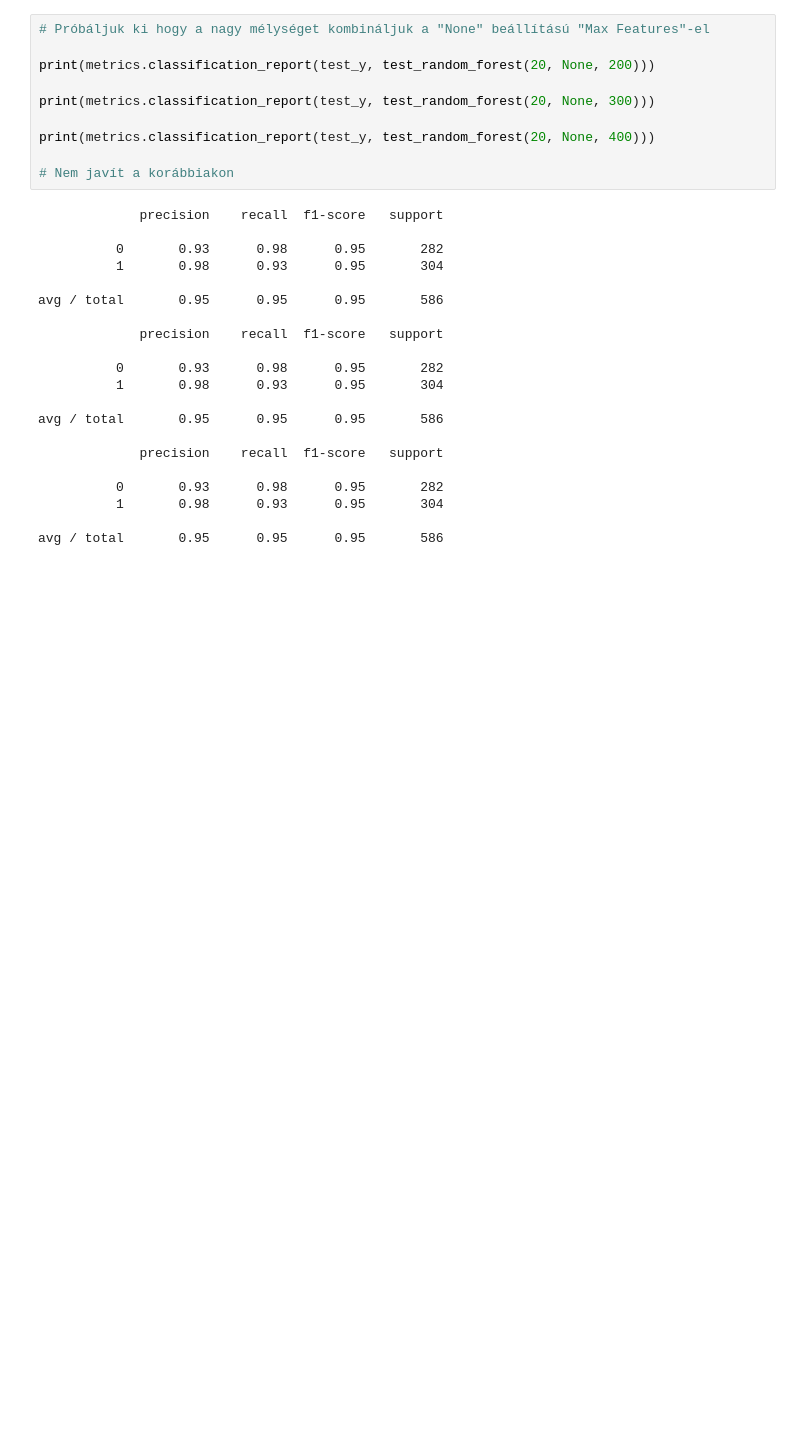
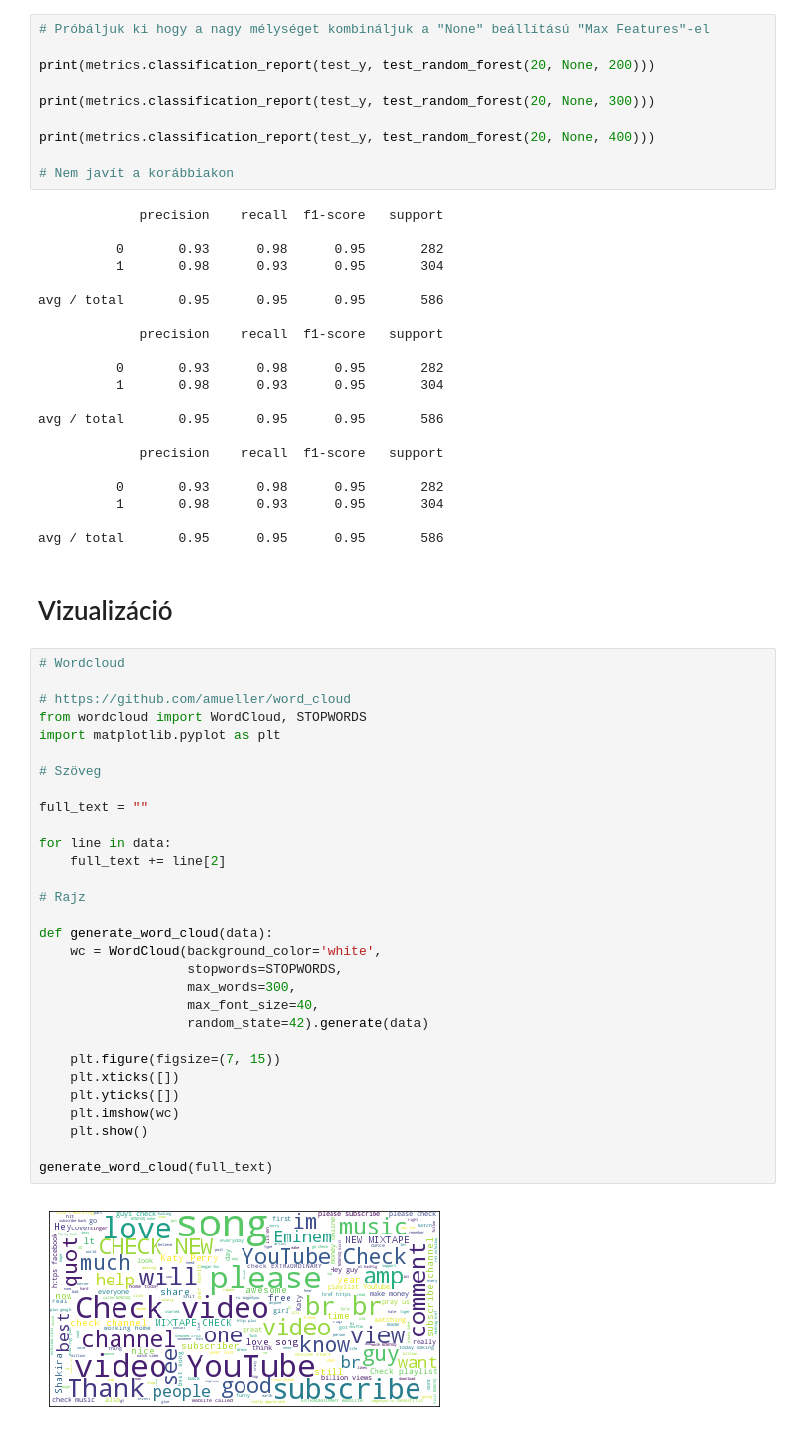
Before and after one commit to vcsab/ML-py-hw, a Jupyter notebook: hw.ipynb, the cells around one changed output. Saved outputs shown, nothing was run; the diff lists cells and outputs as text; blank space fills up the shorter version.

```diff
--- a/hw.ipynb
+++ b/hw.ipynb
@@ -475,3 +475,37 @@ avg / total       0.95      0.95      0.95       586
           1       0.98      0.93      0.95       304
 
 avg / total       0.95      0.95      0.95       586
+# %% [markdown]
+# Vizualizáció
+# %%
+# Wordcloud
+
+# https://github.com/amueller/word_cloud
+from wordcloud import WordCloud, STOPWORDS
+import matplotlib.pyplot as plt
+
+# Szöveg
+
+full_text = ""
+
+for line in data:
+    full_text += line[2]
+
+# Rajz
+
+def generate_word_cloud(data):
+    wc = WordCloud(background_color='white',
+                   stopwords=STOPWORDS,
+                   max_words=300,
+                   max_font_size=40,
+                   random_state=42).generate(data)
+
+    plt.figure(figsize=(7, 15))
+    plt.xticks([])
+    plt.yticks([])
+    plt.imshow(wc)
+    plt.show()
+
+generate_word_cloud(full_text)
+# %% [output]
+[figure, added]
```
Also changed, not shown: parts of 5 cells of this notebook.
